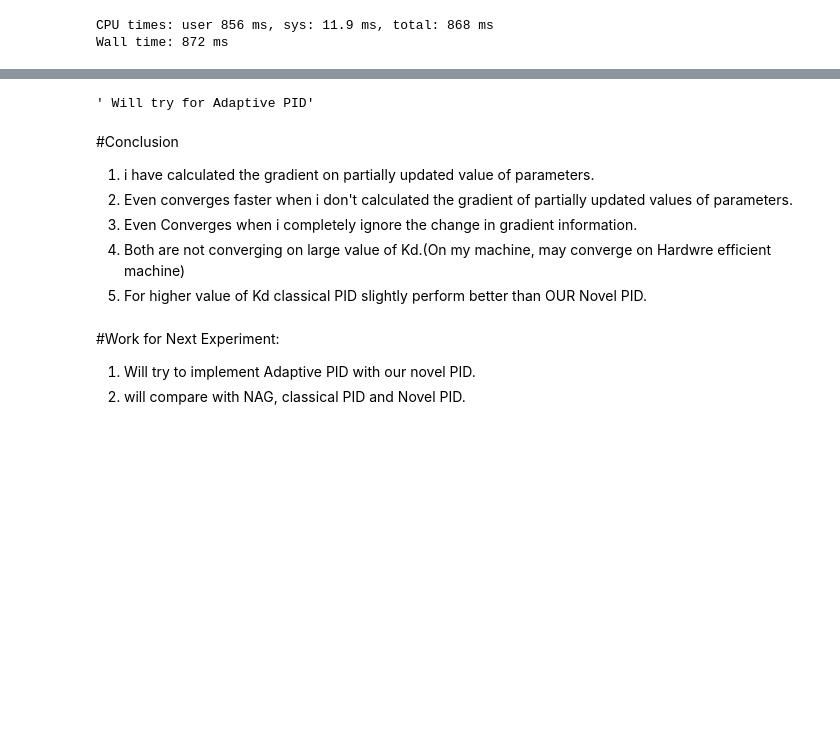
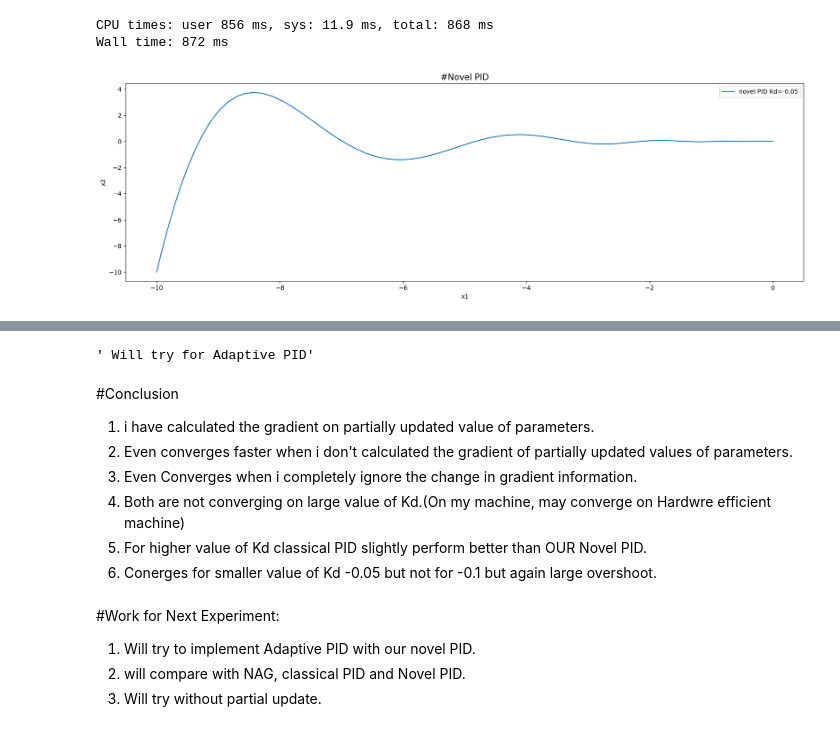
Before and after one commit to Saurav-Raghaw/Optimization, a Jupyter notebook: Experiment_6.ipynb, the cells around one changed output, grey strips where cells are left out. Drawn from its saved outputs; the diff is of its cells as text; code cells hidden in the pictures; blank space fills up the shorter version.

Commit message:
Comparison Between Our NOVEL PID and Classical PID

```diff
--- a/Experiment_6.ipynb
+++ b/Experiment_6.ipynb
@@ -481,3 +481,30 @@ plt.show()
 [figure]
 CPU times: user 856 ms, sys: 11.9 ms, total: 868 ms
 Wall time: 872 ms
+# %%
+x1, x2, log_11 = Adaptive_PID_Nes(lr=0.01, Kd=-0.05) #Kd = -0.05
+#x1, x2, log8 = PID_Otimizer(lr=0.01, Kd=0.6) # Classical PID optimizer also converging
+# %%
+%%time
+
+'''x_val = [l[0] for l in log8]
+y_val = [l[1] for l in log8]'''
+
+x_val_11 = [l[0] for l in log_11]
+y_val_11 = [l[1] for l in log_11]
+
+plt.figure(figsize=(20,6))
+plt.rcParams['figure.dpi'] = 227
+
+plt.title('#Novel PID', fontSize=14)
+plt.xlabel('x1')
+plt.ylabel('x2')
+
+#plt.plot(x_val,y_val, label='PID Kd=0.4')
+plt.plot(x_val_11,y_val_11, label='novel PID Kd=-0.05')
+
+plt.legend()
+
+plt.show()
+# %% [output]
+[figure, added]
@@ -499,9 +528,11 @@ Wall time: 872 ms
 3.  Even Converges when i completely ignore the change in gradient information.
 4.  Both are not converging on large value of Kd.(On my machine, may converge on Hardwre efficient machine)
 5. For higher value of Kd classical PID slightly perform better than OUR Novel PID.
+6. Conerges for smaller value of Kd -0.05 but not for -0.1 but again large overshoot.
 # %% [markdown]
 #Work for Next Experiment:
 
 
 1.   Will try to implement Adaptive PID with our novel PID.
 2.   will compare with NAG, classical PID and Novel PID.
+3.   Will try without partial update.
```
Also changed, not shown: parts of 1 cell of this notebook.
